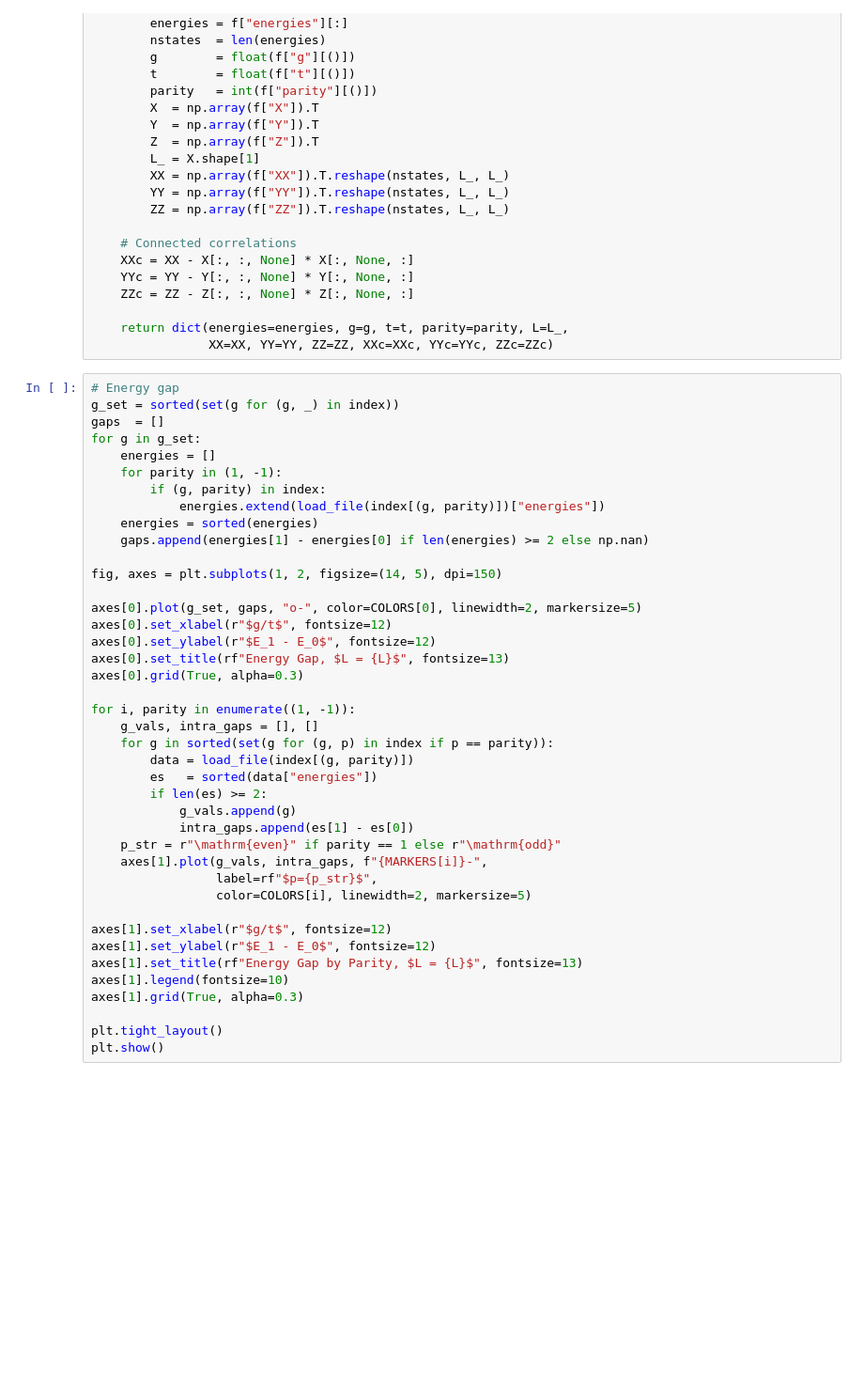
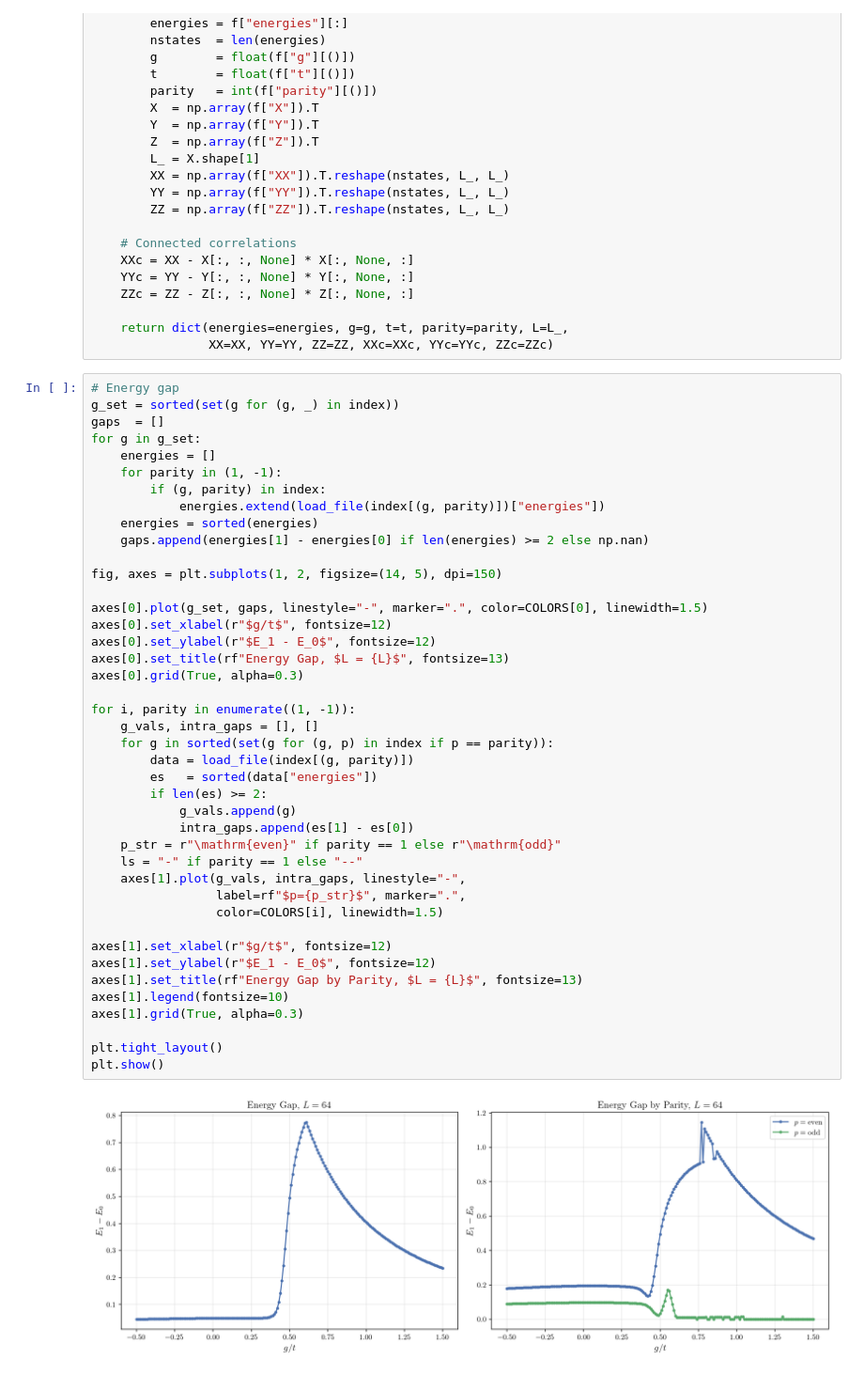
Before and after one commit to wholdhus/majorana_chain_dynamics, a Jupyter notebook: results/dmrg_plots.ipynb, the cells around one changed output. Shown at 94% size. Cells and saved outputs as stored; diff of their text form; blank space fills up the shorter version.

Commit message:
recover full plotting notebooks (entropy + excess energy)

```diff
--- a/results/dmrg_plots.ipynb
+++ b/results/dmrg_plots.ipynb
@@ -76,37 +78,40 @@ for g in g_set:
         if (g, parity) in index:
             energies.extend(load_file(index[(g, parity)])["energies"])
     energies = sorted(energies)
     gaps.append(energies[1] - energies[0] if len(energies) >= 2 else np.nan)
 
 fig, axes = plt.subplots(1, 2, figsize=(14, 5), dpi=150)
 
-axes[0].plot(g_set, gaps, "o-", color=COLORS[0], linewidth=2, markersize=5)
+axes[0].plot(g_set, gaps, linestyle="-", marker=".", color=COLORS[0], linewidth=1.5)
 axes[0].set_xlabel(r"$g/t$", fontsize=12)
 axes[0].set_ylabel(r"$E_1 - E_0$", fontsize=12)
 axes[0].set_title(rf"Energy Gap, $L = {L}$", fontsize=13)
 axes[0].grid(True, alpha=0.3)
 
 for i, parity in enumerate((1, -1)):
     g_vals, intra_gaps = [], []
     for g in sorted(set(g for (g, p) in index if p == parity)):
         data = load_file(index[(g, parity)])
         es   = sorted(data["energies"])
         if len(es) >= 2:
             g_vals.append(g)
             intra_gaps.append(es[1] - es[0])
     p_str = r"\mathrm{even}" if parity == 1 else r"\mathrm{odd}"
-    axes[1].plot(g_vals, intra_gaps, f"{MARKERS[i]}-",
-                 label=rf"$p={p_str}$",
-                 color=COLORS[i], linewidth=2, markersize=5)
+    ls = "-" if parity == 1 else "--"
+    axes[1].plot(g_vals, intra_gaps, linestyle="-",
+                 label=rf"$p={p_str}$", marker=".",
+                 color=COLORS[i], linewidth=1.5)
 
 axes[1].set_xlabel(r"$g/t$", fontsize=12)
 axes[1].set_ylabel(r"$E_1 - E_0$", fontsize=12)
 axes[1].set_title(rf"Energy Gap by Parity, $L = {L}$", fontsize=13)
 axes[1].legend(fontsize=10)
 axes[1].grid(True, alpha=0.3)
 
 plt.tight_layout()
 plt.show()
+# %% [output]
+[figure, added]
 # %%
 # Energy levels
 series = {}
```
Also changed, not shown: parts of 4 cells of this notebook, 1 other file.
